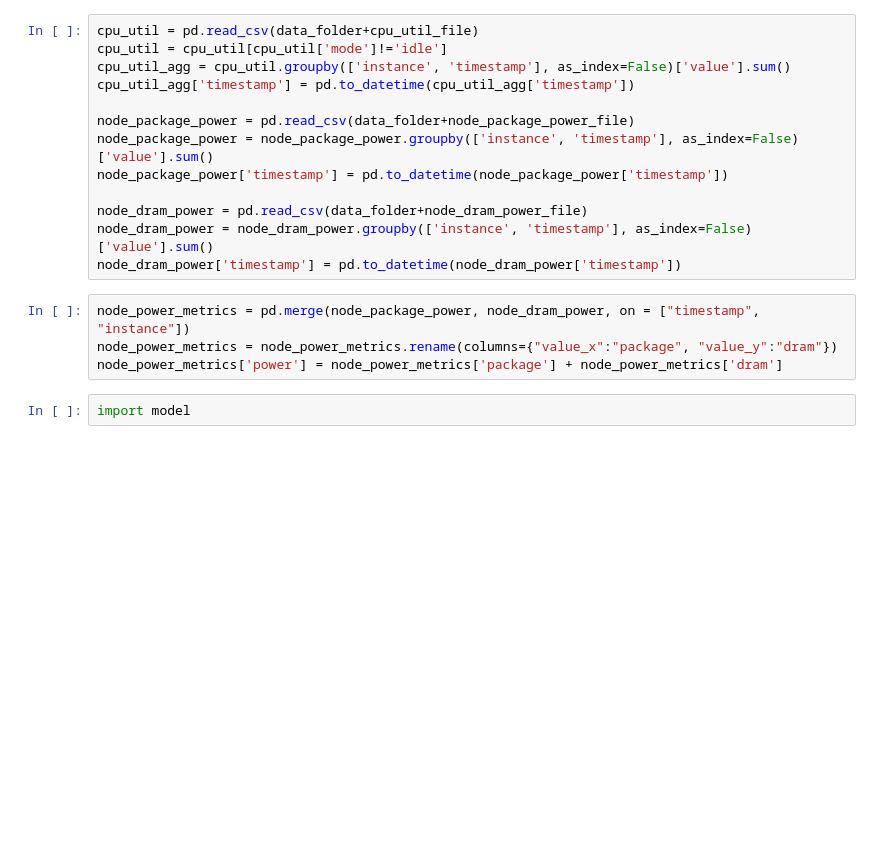
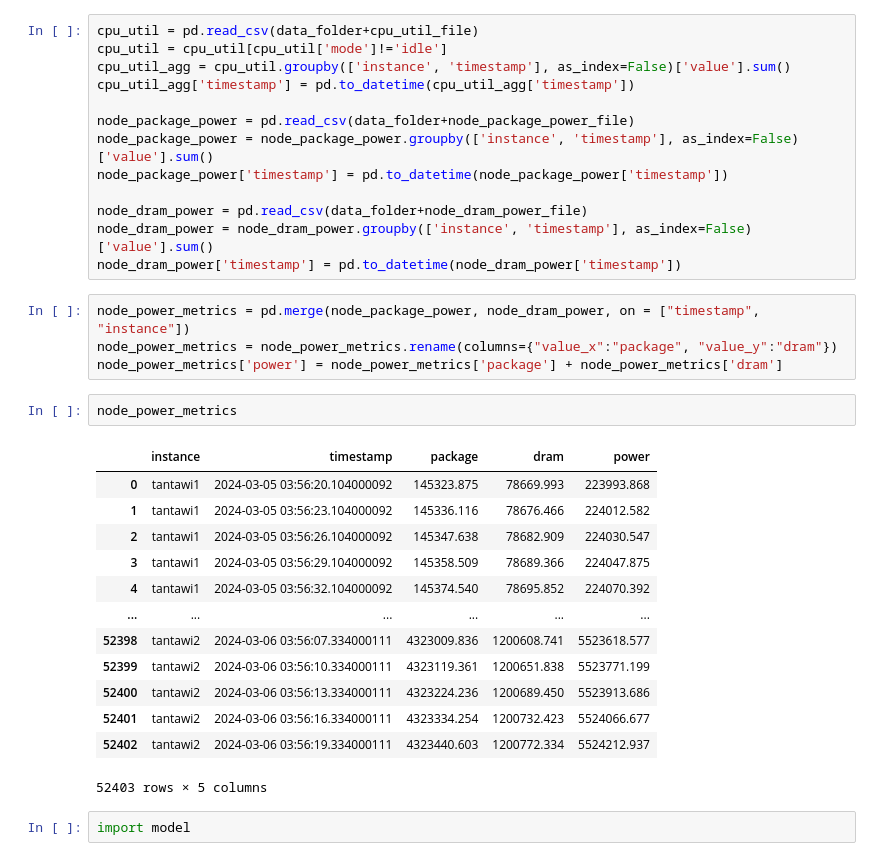
Before and after one commit to sustainable-computing-io/peaks, a Jupyter notebook: power_model/data_preprocessing-and-modelling.ipynb, the cells around one changed output. Saved outputs shown, nothing was run; the diff lists cells and outputs as text; blank space fills up the shorter version.

```diff
--- a/power_model/data_preprocessing-and-modelling.ipynb
+++ b/power_model/data_preprocessing-and-modelling.ipynb
@@ -38,6 +39,22 @@ node_dram_power['timestamp'] = pd.to_datetime(node_dram_power['timestamp'])
 node_power_metrics = pd.merge(node_package_power, node_dram_power, on = ["timestamp", "instance"])
 node_power_metrics = node_power_metrics.rename(columns={"value_x":"package", "value_y":"dram"})
 node_power_metrics['power'] = node_power_metrics['package'] + node_power_metrics['dram']
+# %%
+node_power_metrics
+# %% [output]
+|  | instance | timestamp | package | dram | power |
+| 0 | tantawi1 | 2024-03-05 03:56:20.104000092 | 145323.875 | 78669.993 | 223993.868 |
+| 1 | tantawi1 | 2024-03-05 03:56:23.104000092 | 145336.116 | 78676.466 | 224012.582 |
+| 2 | tantawi1 | 2024-03-05 03:56:26.104000092 | 145347.638 | 78682.909 | 224030.547 |
+| 3 | tantawi1 | 2024-03-05 03:56:29.104000092 | 145358.509 | 78689.366 | 224047.875 |
+| 4 | tantawi1 | 2024-03-05 03:56:32.104000092 | 145374.540 | 78695.852 | 224070.392 |
+| ... | ... | ... | ... | ... | ... |
+| 52398 | tantawi2 | 2024-03-06 03:56:07.334000111 | 4323009.836 | 1200608.741 | 5523618.577 |
+| 52399 | tantawi2 | 2024-03-06 03:56:10.334000111 | 4323119.361 | 1200651.838 | 5523771.199 |
+| 52400 | tantawi2 | 2024-03-06 03:56:13.334000111 | 4323224.236 | 1200689.450 | 5523913.686 |
+| 52401 | tantawi2 | 2024-03-06 03:56:16.334000111 | 4323334.254 | 1200732.423 | 5524066.677 |
+| 52402 | tantawi2 | 2024-03-06 03:56:19.334000111 | 4323440.603 | 1200772.334 | 5524212.937 |
+52403 rows × 5 columns
 # %%
 import model
 # %%
```
Also changed, not shown: parts of 7 cells of this notebook, 7 other files.
